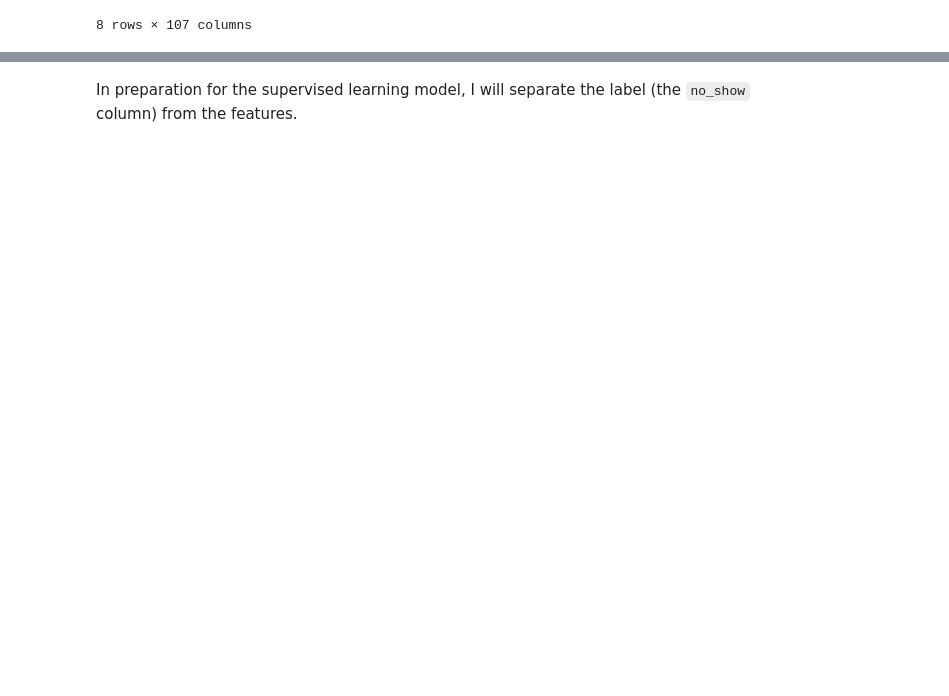
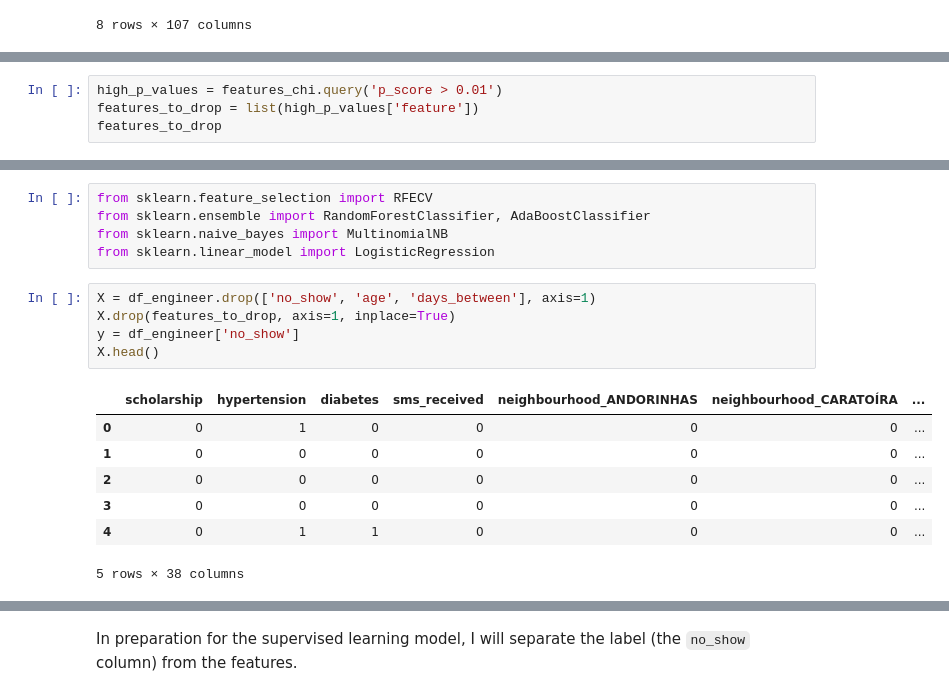
Before and after one commit to afbowman/UnsupervisedLearning, a Jupyter notebook: Capstone_Project.ipynb, the cells around one changed output, grey strips where cells are left out. Drawn from its saved outputs; the diff is of its cells as text; blank space fills up the shorter version.

Commit message:
Completed chi2 feature selection

```diff
--- a/Capstone_Project.ipynb
+++ b/Capstone_Project.ipynb
@@ -1012,0 +1003,4 @@ skewed_features_scaled.head()
+# %%
+high_p_values = features_chi.query('p_score > 0.01')
+features_to_drop = list(high_p_values['feature'])
+features_to_drop
@@ -1012,0 +1025,18 @@ skewed_features_scaled.head()
+# %%
+from sklearn.feature_selection import RFECV
+from sklearn.ensemble import RandomForestClassifier, AdaBoostClassifier
+from sklearn.naive_bayes import MultinomialNB
+from sklearn.linear_model import LogisticRegression
+# %%
+X = df_engineer.drop(['no_show', 'age', 'days_between'], axis=1)
+X.drop(features_to_drop, axis=1, inplace=True)
+y = df_engineer['no_show']
+X.head()
+# %% [output]
+|  | scholarship | hypertension | diabetes | sms_received | neighbourhood_ANDORINHAS | neighbourhood_CARATOÍRA | ... |
+| 0 | 0 | 1 | 0 | 0 | 0 | 0 | ... |
+| 1 | 0 | 0 | 0 | 0 | 0 | 0 | ... |
+| 2 | 0 | 0 | 0 | 0 | 0 | 0 | ... |
+| 3 | 0 | 0 | 0 | 0 | 0 | 0 | ... |
+| 4 | 0 | 1 | 1 | 0 | 0 | 0 | ... |
+5 rows × 38 columns
```
Also changed, not shown: parts of 33 cells of this notebook.
